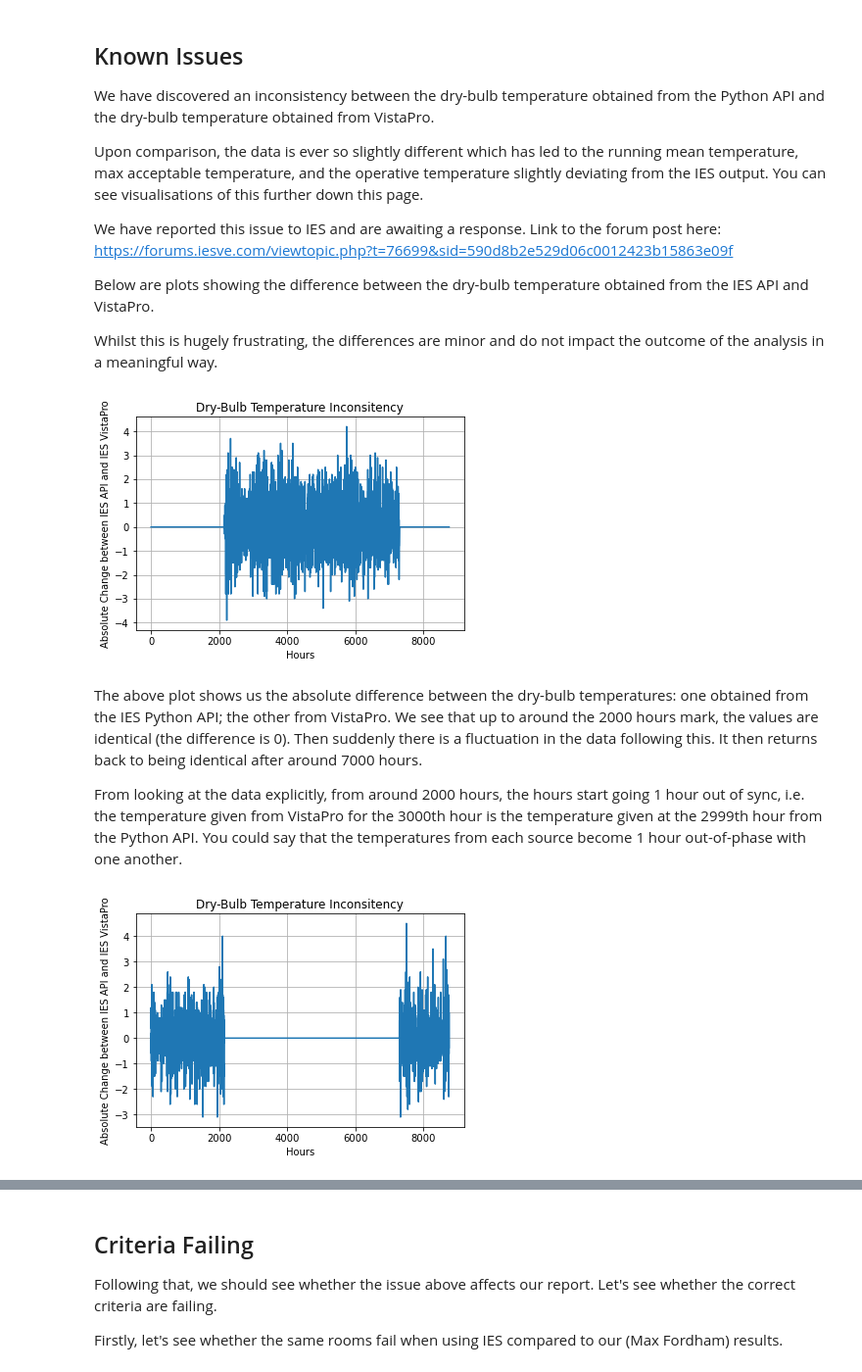
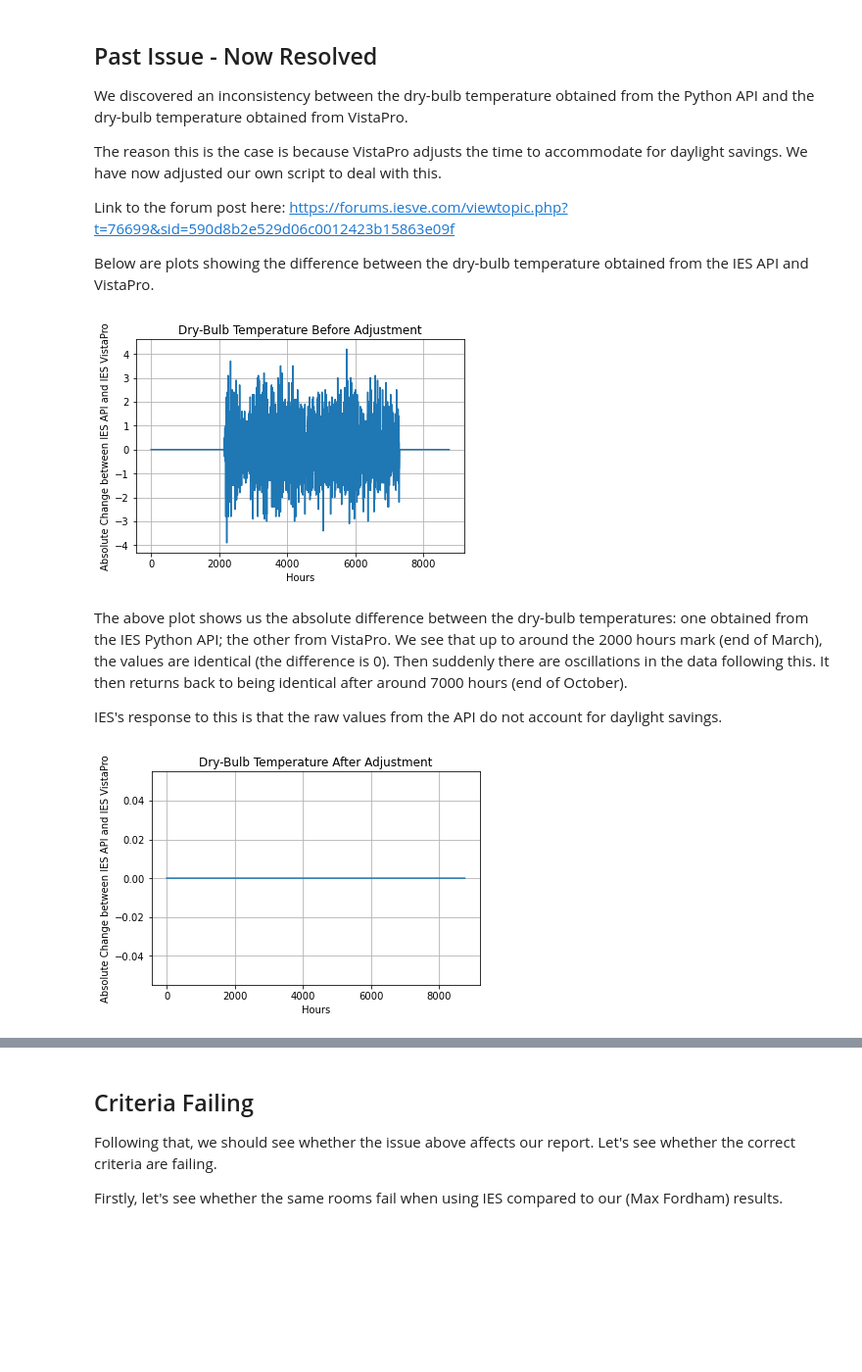
Before and after one commit to maxfordham/adaptive-comfort, a Jupyter notebook: docs/tests.ipynb, the cells around one changed output, grey strips where cells are left out. Shown at 98% size. Saved outputs shown, nothing was run; the diff lists cells and outputs as text; code cells hidden in the pictures; blank space fills up the shorter version.

```diff
--- a/docs/tests.ipynb
+++ b/docs/tests.ipynb
@@ -17,17 +17,15 @@ As mentioned above, IES's version does not account for additional cooling in the
 
 We then obtained the results produced from our script where elevated air speed is 0.1 metres per second so we could compare the two reports. The criterion results from both reports should be the same.
 # %% [markdown]
-## Known Issues
+## Past Issue - Now Resolved
 
-We have discovered an inconsistency between the dry-bulb temperature obtained from the Python API and the dry-bulb temperature obtained from VistaPro.
+We discovered an inconsistency between the dry-bulb temperature obtained from the Python API and the dry-bulb temperature obtained from VistaPro.
 
-Upon comparison, the data is ever so slightly different which has led to the running mean temperature, max acceptable temperature, and the operative temperature slightly deviating from the IES output. You can see visualisations of this further down this page.
+The reason this is the case is because VistaPro adjusts the time to accommodate for daylight savings. We have now adjusted our own script to deal with this.
 
-We have reported this issue to IES and are awaiting a response. Link to the forum post here: https://forums.iesve.com/viewtopic.php?t=76699&sid=590d8b2e529d06c0012423b15863e09f
+Link to the forum post here: https://forums.iesve.com/viewtopic.php?t=76699&sid=590d8b2e529d06c0012423b15863e09f
 
 Below are plots showing the difference between the dry-bulb temperature obtained from the IES API and VistaPro.
-
-Whilst this is hugely frustrating, the differences are minor and do not impact the outcome of the analysis in a meaningful way.
 # %%
 import pathlib
 import numpy as np
@@ -37,30 +35,31 @@ import matplotlib.pyplot as plt
 cwd = pathlib.Path().cwd()
 # %%
 # Load dry-bulb from API and VistaPro
-arr_from_api = np.load(cwd / "tests" / "arr_dry_bulb_temp.npy")
+arr_from_api_utc = np.load(cwd / "tests" / "arr_dry_bulb_temp_utc.npy")
+arr_from_api_bst = np.load(cwd / "tests" / "arr_dry_bulb_temp_bst.npy")
 df = pd.read_csv(cwd / "tests" / "dry_bulb_temperature_from_vista.txt", delimiter="\t", encoding='latin1', header=2)
 arr_from_vista = np.array(df.iloc[:, 2])
 # %%
-abs_change = arr_from_api[:-1] - arr_from_vista[1:]
+abs_change = arr_from_api_utc[:-1].astype(float).round(1) - arr_from_vista[1:].round(1)
 plt.plot(range(len(abs_change)), abs_change)
 plt.xlabel('Hours')
 plt.ylabel('Absolute Change between IES API and IES VistaPro')
-plt.title('Dry-Bulb Temperature Inconsistency')
+plt.title('Dry-Bulb Temperature Before Adjustment')
 plt.grid(True)
 plt.show()
 # %% [output]
-[figure, old version]
+[figure, new version]
 # %% [markdown]
-The above plot shows us the absolute difference between the dry-bulb temperatures: one obtained from the IES Python API; the other from VistaPro. We see that up to around the 2000 hours mark, the values are identical (the difference is 0). Then suddenly there is a fluctuation in the data following this. It then returns back to being identical after around 7000 hours.
+The above plot shows us the absolute difference between the dry-bulb temperatures: one obtained from the IES Python API; the other from VistaPro. We see that up to around the 2000 hours mark (end of March), the values are identical (the difference is 0). Then suddenly there are oscillations in the data following this. It then returns back to being identical after around 7000 hours (end of October).
 
-From looking at the data explicitly, from around 2000 hours, the hours start going 1 hour out of sync, i.e. the temperature given from VistaPro for the 3000th hour is the temperature given at the 2999th hour from the Python API. You could say that the temperatures from each source become 1 hour out-of-phase with one another.
+IES's response to this is that the raw values from the API do not account for daylight savings.
 # %%
-abs_change = arr_from_api[:-2] - arr_from_vista[2:]
+abs_change = arr_from_api_bst[:-1].astype(float).round(1) - arr_from_vista[1:].round(1)
 plt.plot(range(len(abs_change)), abs_change)
 plt.xlabel('Hours')
 plt.ylabel('Absolute Change between IES API and IES VistaPro')
-plt.title('Dry-Bulb Temperature Inconsistency')
+plt.title('Dry-Bulb Temperature After Adjustment')
 plt.grid(True)
 plt.show()
 # %% [output]
-[figure, old version]
+[figure, new version]
```
Also changed, not shown: parts of 9 cells of this notebook, 5 other files.
